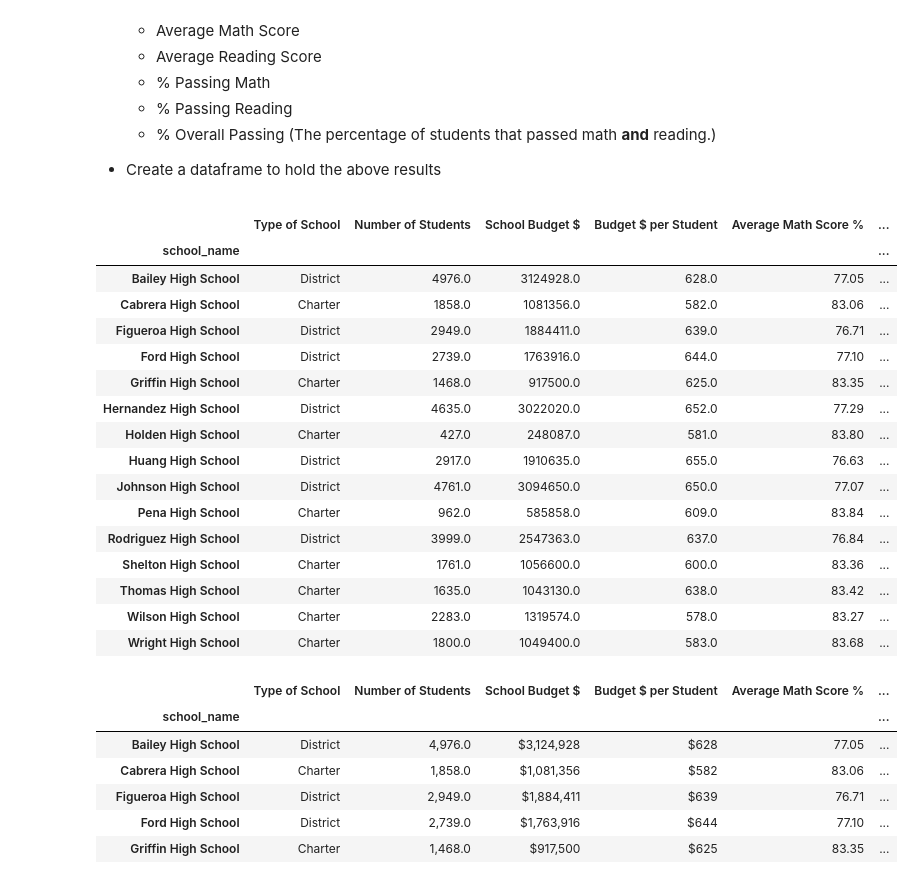
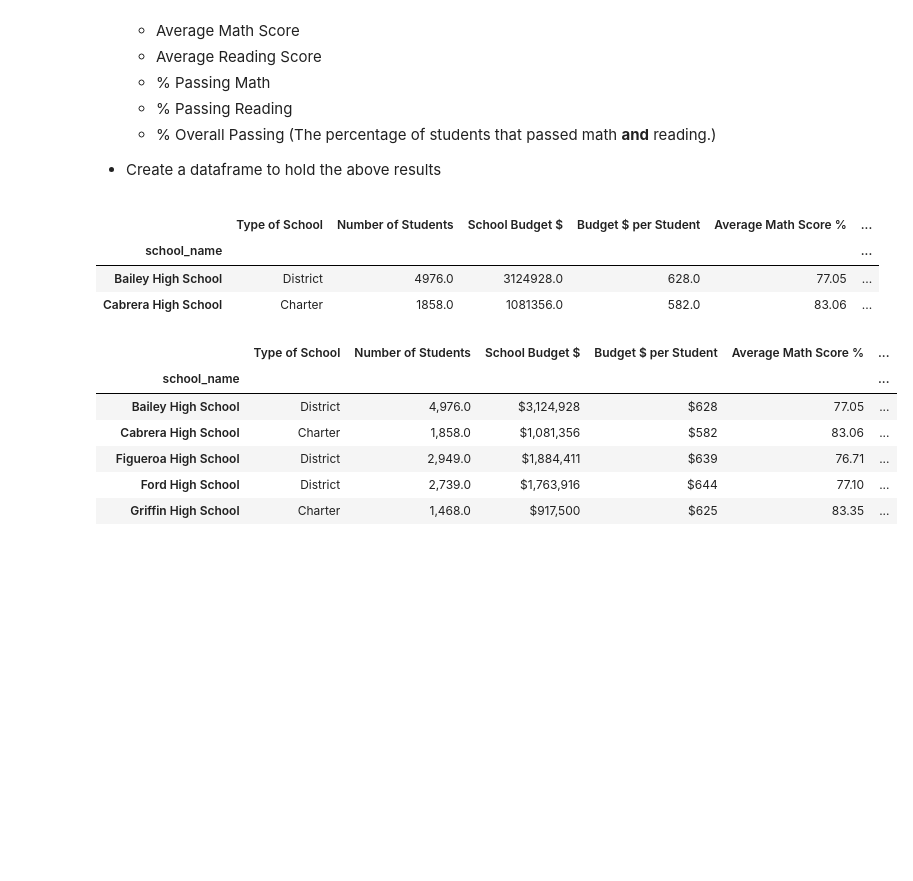
Before and after one commit to johnston1215/Pandas-Challenge, a Jupyter notebook: pyCitySchools/PyCitySchools_starter.ipynb, the cells around one changed output. Drawn from its saved outputs; the diff is of its cells as text; code cells hidden in the pictures; blank space fills up the shorter version.

```diff
--- a/pyCitySchools/PyCitySchools_starter.ipynb
+++ b/pyCitySchools/PyCitySchools_starter.ipynb
@@ -196,28 +193,15 @@ SchoolSum_df = pd.DataFrame({
 # %%
 #Convert SchoolSum objects to proper data types
 #converted_ufo_df["duration (seconds)"] = converted_ufo_df.loc[:, "duration (seconds)"].astype(float)
 SchoolSum_df["School Budget $"] = SchoolSum_df.loc[:, "School Budget $"].astype(float)
 SchoolSum_df["Budget $ per Student"] = SchoolSum_df.loc[:, "Budget $ per Student"].astype(float)
 SchoolSum_df["Number of Students"] = SchoolSum_df.loc[:, "Number of Students"].astype(float)
-SchoolSum_df
+SchoolSum_df.head(2)
 # %% [output]
 |  | Type of School | Number of Students | School Budget $ | Budget $ per Student | Average Math Score % | ... |
 | school_name |  |  |  |  |  | ... |
 | Bailey High School | District | 4976.0 | 3124928.0 | 628.0 | 77.05 | ... |
 | Cabrera High School | Charter | 1858.0 | 1081356.0 | 582.0 | 83.06 | ... |
-| Figueroa High School | District | 2949.0 | 1884411.0 | 639.0 | 76.71 | ... |
-| Ford High School | District | 2739.0 | 1763916.0 | 644.0 | 77.10 | ... |
-| Griffin High School | Charter | 1468.0 | 917500.0 | 625.0 | 83.35 | ... |
-| Hernandez High School | District | 4635.0 | 3022020.0 | 652.0 | 77.29 | ... |
-| Holden High School | Charter | 427.0 | 248087.0 | 581.0 | 83.80 | ... |
-| Huang High School | District | 2917.0 | 1910635.0 | 655.0 | 76.63 | ... |
-| Johnson High School | District | 4761.0 | 3094650.0 | 650.0 | 77.07 | ... |
-| Pena High School | Charter | 962.0 | 585858.0 | 609.0 | 83.84 | ... |
-| Rodriguez High School | District | 3999.0 | 2547363.0 | 637.0 | 76.84 | ... |
-| Shelton High School | Charter | 1761.0 | 1056600.0 | 600.0 | 83.36 | ... |
-| Thomas High School | Charter | 1635.0 | 1043130.0 | 638.0 | 83.42 | ... |
-| Wilson High School | Charter | 2283.0 | 1319574.0 | 578.0 | 83.27 | ... |
-| Wright High School | Charter | 1800.0 | 1049400.0 | 583.0 | 83.68 | ... |
 # %%
 #Adjust formatting for cells
 SchoolSumF_df = SchoolSum_df.copy()
```
Also changed, not shown: parts of 3 cells of this notebook, 1 other file.
